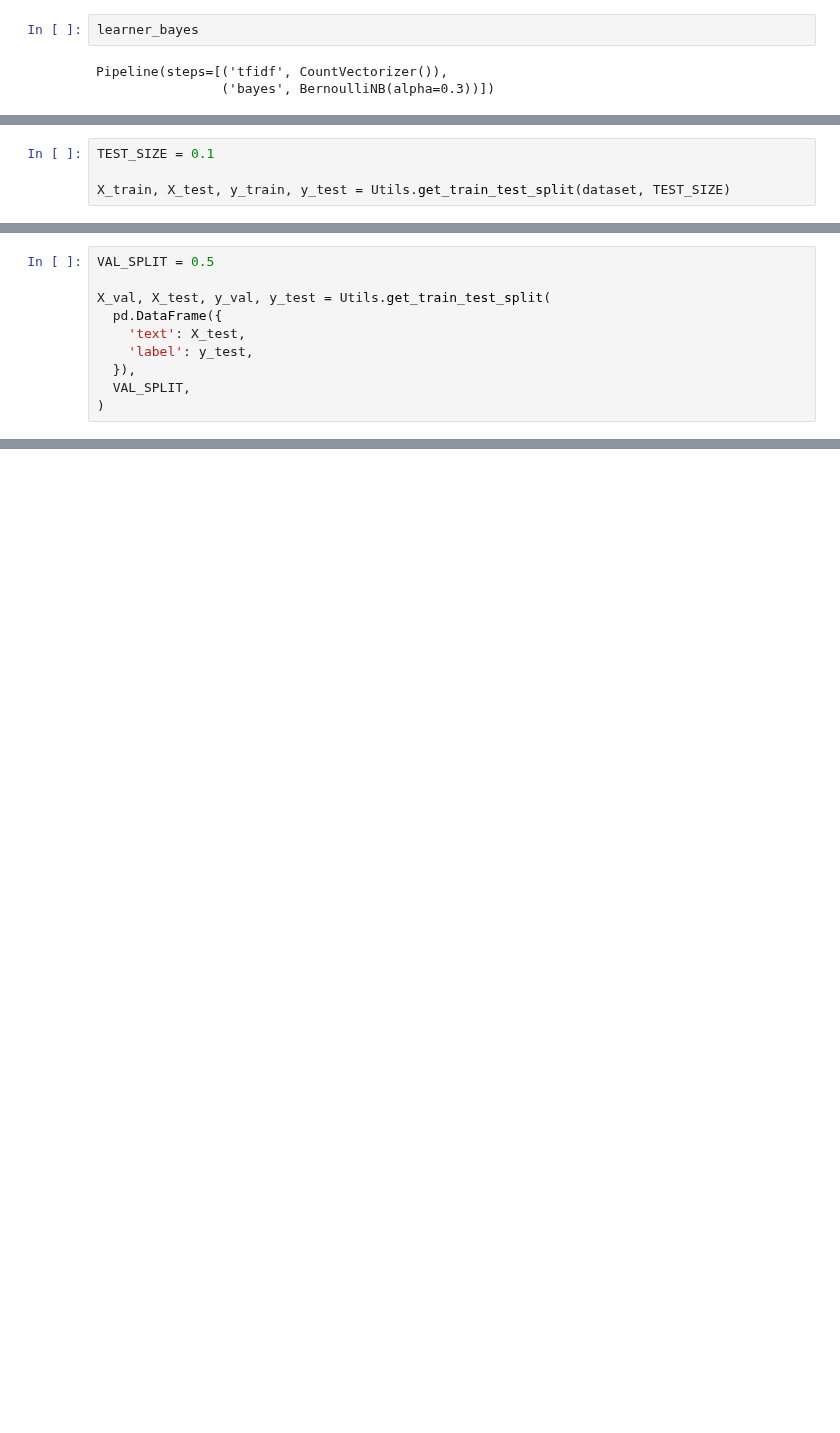
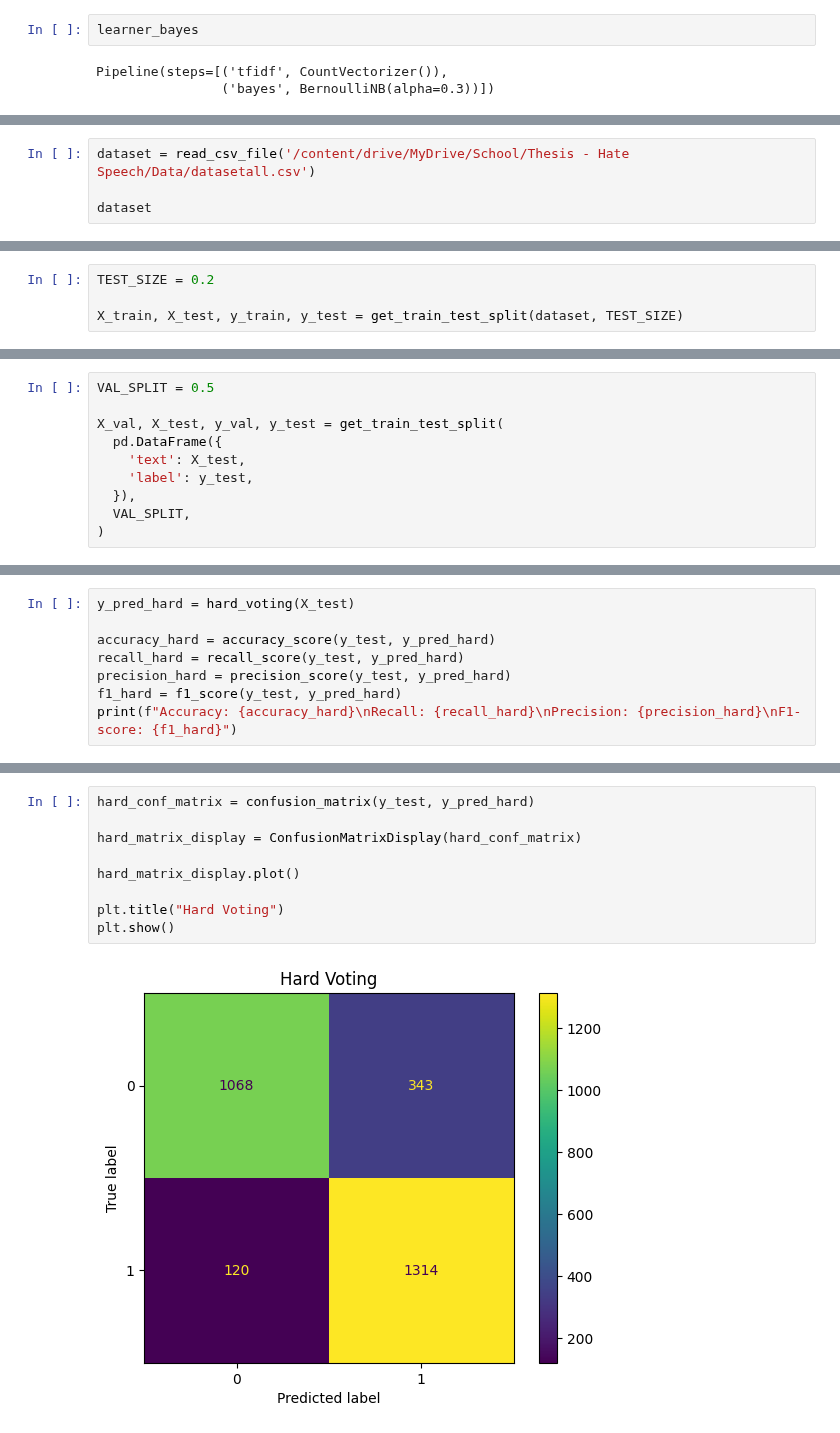
Before and after one commit to NateCross/tag-hate-elf, a Jupyter notebook: ensemble_results.ipynb, the cells around one changed output, grey strips where cells are left out. Drawn from its saved outputs; the diff is of its cells as text; blank space fills up the shorter version.

```diff
--- a/ensemble_results.ipynb
+++ b/ensemble_results.ipynb
@@ -79,0 +366,4 @@ CSV file read successfully!
+# %%
+dataset = read_csv_file('/content/drive/MyDrive/School/Thesis - Hate Speech/Data/datasetall.csv')
+
+dataset
@@ -80,7 +385,7 @@ CSV file read successfully!
 # %%
-TEST_SIZE = 0.1
+TEST_SIZE = 0.2
 
-X_train, X_test, y_train, y_test = Utils.get_train_test_split(dataset, TEST_SIZE)
+X_train, X_test, y_train, y_test = get_train_test_split(dataset, TEST_SIZE)
 # %%
 X_train
 # %% [output]
@@ -114,7 +419,7 @@ Name: label, Length: 25616, dtype: int64
 # %%
 VAL_SPLIT = 0.5
 
-X_val, X_test, y_val, y_test = Utils.get_train_test_split(
+X_val, X_test, y_val, y_test = get_train_test_split(
   pd.DataFrame({
     'text': X_test,
     'label': y_test,
@@ -216,0 +466,8 @@ pd.DataFrame([{
+# %%
+y_pred_hard = hard_voting(X_test)
+
+accuracy_hard = accuracy_score(y_test, y_pred_hard)
+recall_hard = recall_score(y_test, y_pred_hard)
+precision_hard = precision_score(y_test, y_pred_hard)
+f1_hard = f1_score(y_test, y_pred_hard)
+print(f"Accuracy: {accuracy_hard}\nRecall: {recall_hard}\nPrecision: {precision_hard}\nF1-score: {f1_hard}")
@@ -216,0 +512,11 @@ pd.DataFrame([{
+# %%
+hard_conf_matrix = confusion_matrix(y_test, y_pred_hard)
+
+hard_matrix_display = ConfusionMatrixDisplay(hard_conf_matrix)
+
+hard_matrix_display.plot()
+
+plt.title("Hard Voting")
+plt.show()
+# %% [output]
+[figure, added]
```
Also changed, not shown: parts of 35 cells of this notebook, 1 other file.
